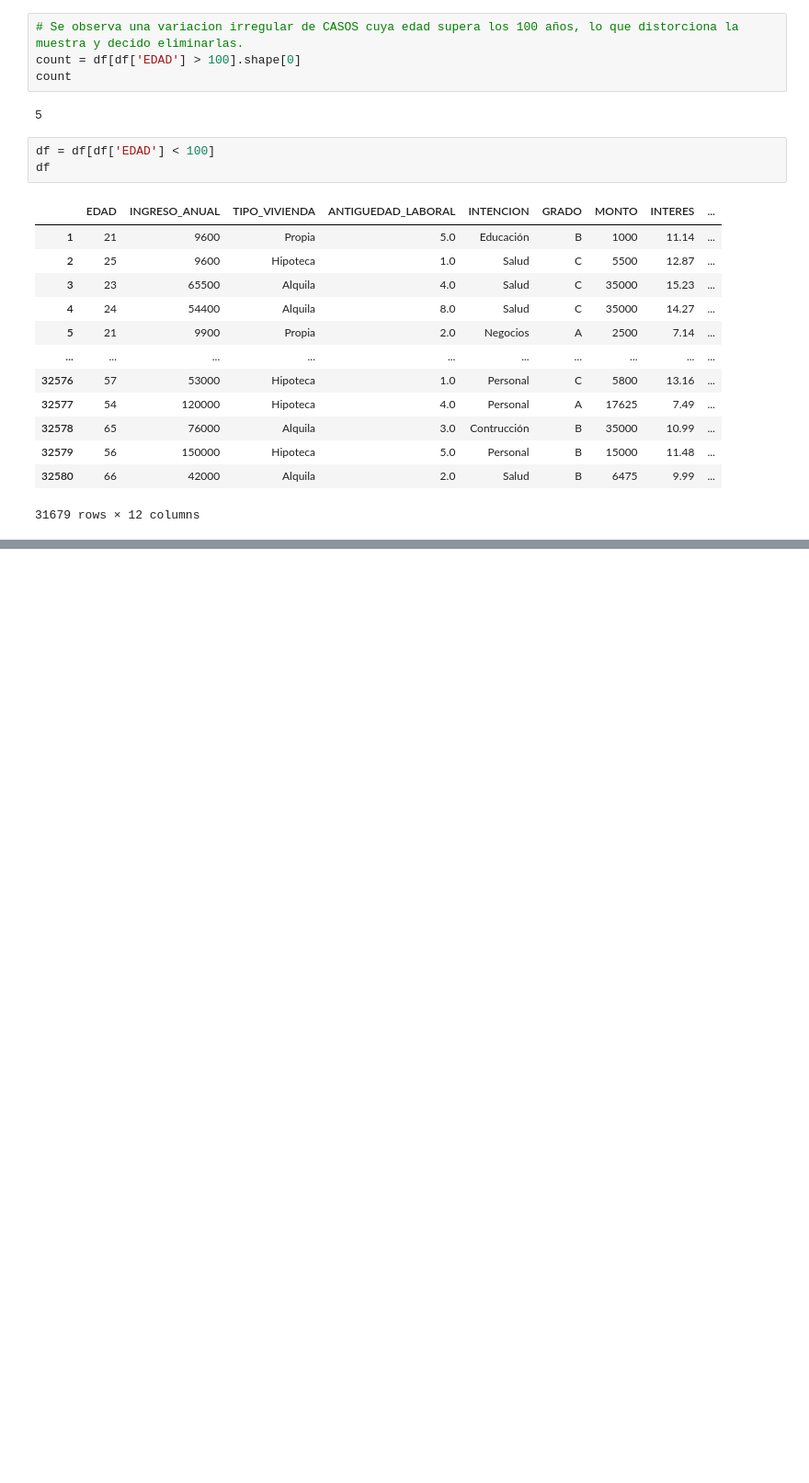
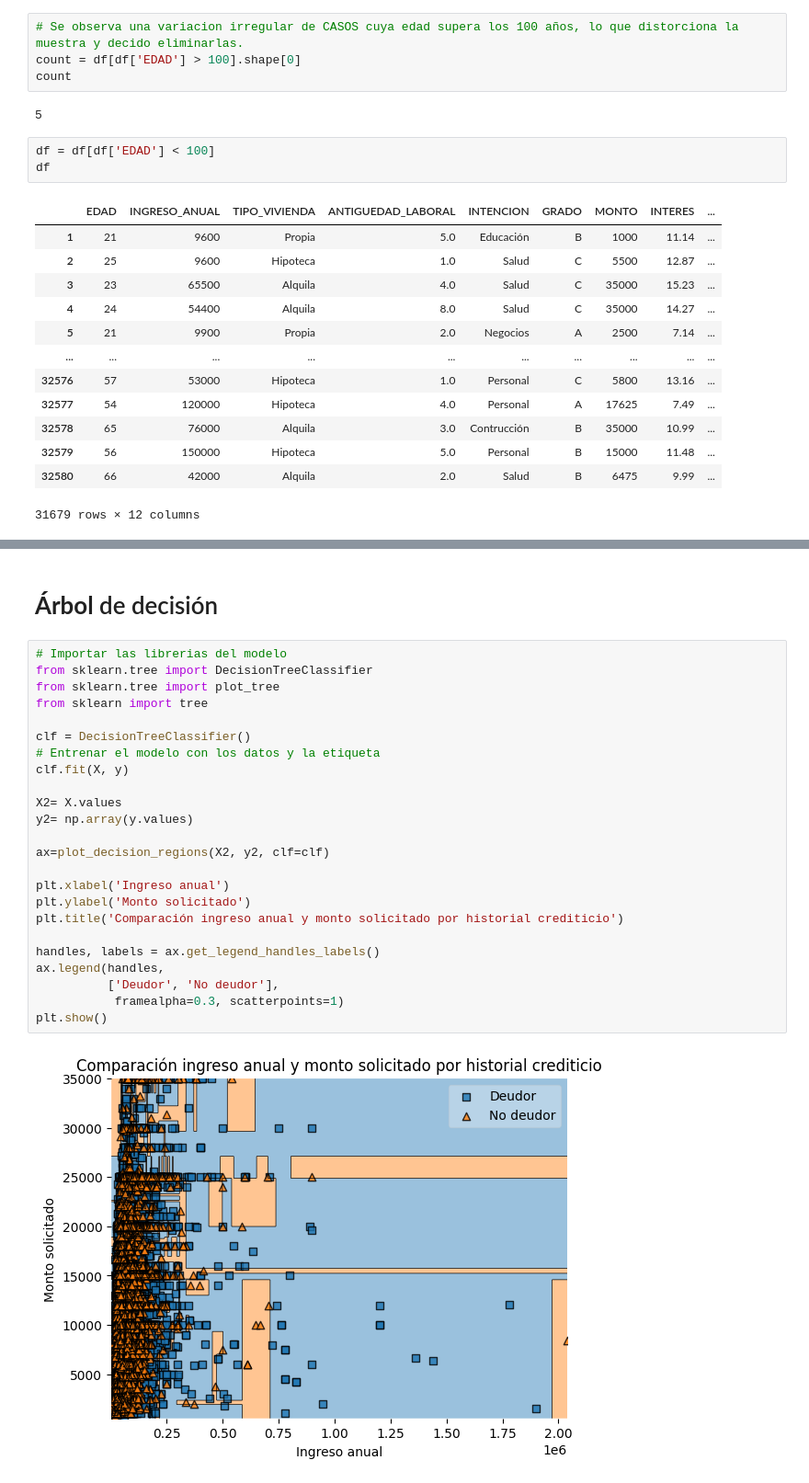
Before and after one commit to melirandazzo/trabajo_ciencia_datos, a Jupyter notebook: ProyectoDS_ParteI_Randazzo.ipynb, the cells around one changed output, grey strips where cells are left out. Shown at 92% size. Drawn from its saved outputs; the diff is of its cells as text; blank space fills up the shorter version.

```diff
--- a/ProyectoDS_ParteI_Randazzo.ipynb
+++ b/ProyectoDS_ParteI_Randazzo.ipynb
@@ -412,0 +525,28 @@ df
+# %% [markdown]
+# **Árbol** de decisión
+# %%
+# Importar las librerias del modelo
+from sklearn.tree import DecisionTreeClassifier
+from sklearn.tree import plot_tree
+from sklearn import tree
+
+clf = DecisionTreeClassifier()
+# Entrenar el modelo con los datos y la etiqueta
+clf.fit(X, y)
+
+X2= X.values
+y2= np.array(y.values)
+
+ax=plot_decision_regions(X2, y2, clf=clf)
+
+plt.xlabel('Ingreso anual')
+plt.ylabel('Monto solicitado')
+plt.title('Comparación ingreso anual y monto solicitado por historial crediticio')
+
+handles, labels = ax.get_legend_handles_labels()
+ax.legend(handles,
+          ['Deudor', 'No deudor'],
+           framealpha=0.3, scatterpoints=1)
+plt.show()
+# %% [output]
+[figure, added]
```
Also changed, not shown: parts of 15 cells of this notebook.
